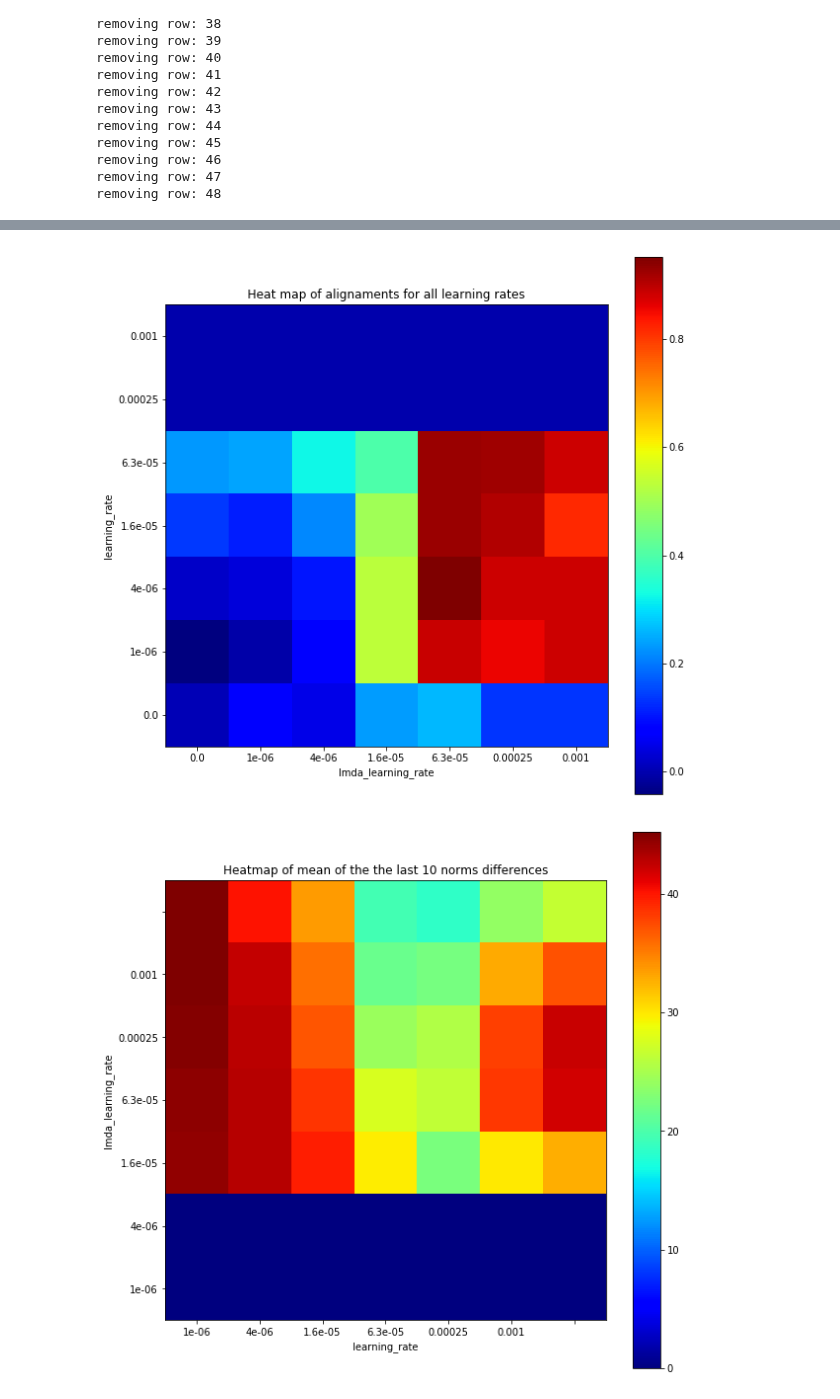
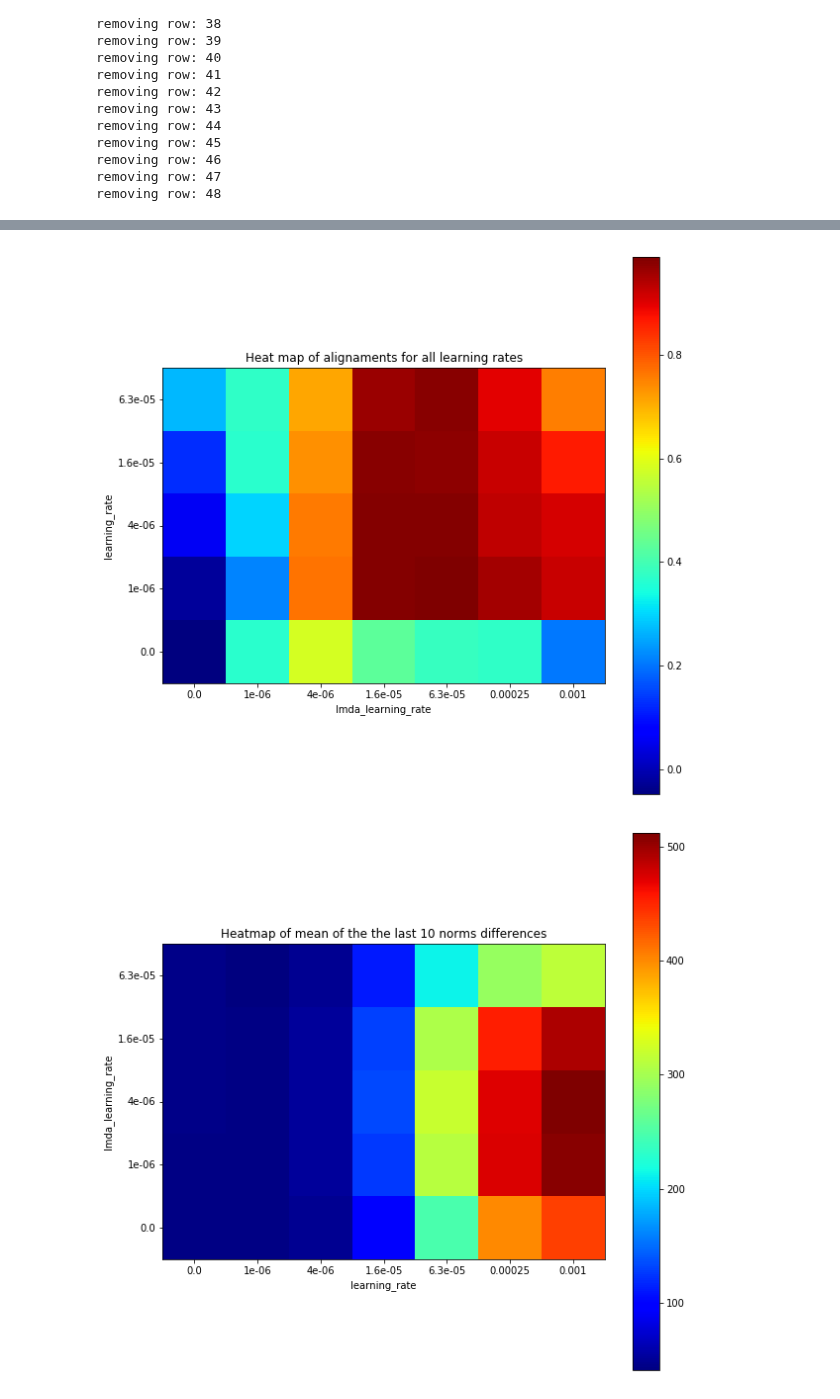
Before and after one commit to benlansdell/synthfeedback, a Jupyter notebook: Analysis-MNIST node pert-Validation test.ipynb, the cells around one changed output, grey strips where cells are left out. Cells and saved outputs as stored; diff of their text form; code cells hidden in the pictures.

```diff
--- a/Analysis-MNIST node pert-Validation test.ipynb
+++ b/Analysis-MNIST node pert-Validation test.ipynb
@@ -17,8 +17,8 @@ import pickle
 # mnist = input_data.read_data_sets("MNIST_data/", one_hot=True)
 # %%
 # iteration =10000
-with open('Analysis_MNIST.pkl','rb') as f:
-    store_al,store_df,store_err,combo,eta_1,eta_lmda,non_converge,iteration=pickle.load(f,encoding='latin1')
+with open('/home/prashanth/synthfeedback/Pickles/MNIST_validation_test.pkl','rb') as f:
+    store_al,store_acc,store_df,store_err,combo,eta_1,eta_lmda,non_converge,iteration=pickle.load(f,encoding='latin1')
 # %%
 store_err_s=[]
 store_al_s=[]
@@ -66,3 +69,10 @@ removing row: 48
+# %%
+last_acc=np.zeros([eta_1new.shape[0]*eta_lmdanew.shape[0],10])
+mean_acc=np.zeros([eta_1new.shape[0]*eta_lmdanew.shape[0],1])
+for num in range(store_acc_s.shape[0]):
+    last_acc[num,:]=store_acc[num,iteration-10:iteration]
+    mean_acc[num]=np.mean(store_acc[num,iteration-10:iteration])
+reshape_acc=np.flipud(np.reshape(mean_acc,[eta_1new.shape[0], eta_lmdanew.shape[0]]))
 # %%
 #storing last values for error and reshaping into appropriate format
 last_val=np.zeros([eta_1new.shape[0]*eta_lmdanew.shape[0],1])
@@ -71,11 +81,11 @@ for num in range(store_err_s.shape[0]):
 reshape_err=np.flipud(np.reshape(last_val,[eta_1new.shape[0],eta_lmdanew.shape[0]]))
 #reshape_err = np.reshape(last_val, [eta_1new.shape[0], eta_lmdanew.shape[0]]).T
 # %%
-lf_df=np.zeros([eta_1.shape[0]*eta_lmda.shape[0],10]) #stores last 10 norm_dfs
-mean_df=np.zeros([eta_1.shape[0]*eta_lmda.shape[0],1]) #stores mean of last 10 norm_dfs
-for num in range(store_df.shape[0]):
+lf_df=np.zeros([eta_1new.shape[0]*eta_lmdanew.shape[0],10]) #stores last 10 norm_dfs
+mean_df=np.zeros([eta_1new.shape[0]*eta_lmdanew.shape[0],1]) #stores mean of last 10 norm_dfs
+for num in range(store_df_s.shape[0]):
     lf_df[num,:]=store_df[num,iteration-10:iteration]
     mean_df[num]=np.mean(store_df[num,iteration-10:iteration])
 
-reshape_df=np.flipud(np.reshape(mean_df,[eta_1.shape[0],eta_lmda.shape[0]]))
+reshape_df=np.flipud(np.reshape(mean_df,[eta_1new.shape[0],eta_lmdanew.shape[0]]))
 # %%
@@ -142,26 +181,34 @@ print(eta_1new,eta_lmdanew)
 # %%
-eta_xtick1=np.sort(eta_lmda)
-for x in range(len(eta_lmda)):
-    eta_xtick1[x]="%0.1e" % eta_xtick1[x]
-eta_ytick1=np.sort(eta_1)
-for y in range(len(eta_1)):
-    eta_ytick1[y]="%0.1e" % eta_ytick1[y]
+# eta_xtick1=np.sort(eta_lmda)
+# for x in range(len(eta_lmda)):
+#     eta_xtick1[x]="%0.1e" % eta_xtick1[x]
+# eta_ytick1=np.sort(eta_1)
+# for y in range(len(eta_1)):
+#     eta_ytick1[y]="%0.1e" % eta_ytick1[y]
 
 
 fig,ax=plt.subplots(1,1,figsize=(10,10))
 
 h2=plt.imshow(reshape_al,cmap='jet')
 plt.colorbar(h2,ax=ax)
-ax.locator_params(axis='x',nbins=len(eta_xtick1))
-ax.locator_params(axis='y',nbins=len(eta_ytick1))
+xlabels = [item.get_text() for item in ax.get_xticklabels()]
+xlabels[1:eta_xtick.shape[0]+1]=eta_xtick
+ax.set_xticklabels(xlabels)
+# ax.set_xticklabels([str(eta) for eta in eta_xtick])
 
-xlabels = [item.get_text() for item in ax.get_xticklabels()]
-xlabels[1:8]=eta_xtick1
-ax.set_xticklabels(xlabels)
 
 ylabels = [item.get_text() for item in ax.get_yticklabels()]
-ylabels[1:8]=eta_ytick1
+ylabels[1:eta_ytick.shape[0]+1]=eta_ytick
 ax.set_yticklabels(ylabels[::-1])
+
+
+# ax.set_xticks(strings)
+# start, end = ax.get_xlim()
+# ax.xaxis.set_ticks(np.arange(start, end, 0.712123))
+# ax.xaxis.set_major_formatter(ticker.FormatStrFormatter('%0.01e'))
+
+ax.locator_params(axis='x',nbins=len(eta_xtick))
+ax.locator_params(axis='y',nbins=len(eta_ytick))
 
 
 plt.title("Heat map of alignaments for all learning rates")
@@ -169,33 +216,47 @@ ax.set_xlabel("lmda_learning_rate")
 ax.set_ylabel("learning_rate")
 plt.show()
 # %% [output]
-[figure, old version]
+[figure, new version]
 # %%
 fig,ax=plt.subplots(1,1,figsize=(10,10))
 h3=plt.imshow(reshape_df,cmap='jet',origin='lower')
 plt.colorbar(h3,ax=ax)
 
-ax.set_xticklabels([str(eta) for eta in eta_xtick1])
-ax.set_yticklabels([str(eta) for eta in eta_ytick1])
-ax.locator_params(axis='x',nbins=len(eta_xtick1))
-ax.locator_params(axis='y',nbins=len(eta_ytick1))
+xlabels = [item.get_text() for item in ax.get_xticklabels()]
+xlabels[1:eta_xtick.shape[0]+1]=eta_xtick
+ax.set_xticklabels(xlabels)
+# ax.set_xticklabels([str(eta) for eta in eta_xtick])
+
+
+ylabels = [item.get_text() for item in ax.get_yticklabels()]
+ylabels[1:eta_ytick.shape[0]+1]=eta_ytick
+ax.set_yticklabels(ylabels)
+
+
+# ax.set_xticks(strings)
+# start, end = ax.get_xlim()
+# ax.xaxis.set_ticks(np.arange(start, end, 0.712123))
+# ax.xaxis.set_major_formatter(ticker.FormatStrFormatter('%0.01e'))
+
+ax.locator_params(axis='x',nbins=len(eta_xtick))
+ax.locator_params(axis='y',nbins=len(eta_ytick))
 
 plt.title("Heatmap of mean of the the last 10 norms differences")
 plt.xlabel("learning_rate")
 plt.ylabel("lmda_learning_rate")
 plt.show()
 
 # for iter in range(lf_df.shape[0]):
 #     leg='Combination '+str(iter+1)
 #     plt.plot(lf_df[iter,:],label=leg)
 # plt.title("Last 10 norm fifferences for every combination of learnig rates")
 # plt.legend()
 # plt.show()
 
 # # fig, ax1 = plt.subplots(1,1)
 # # data = np.random.randint(0, 100, size=(10, 10))
 # # ax1.imshow(data, cmap='jet', interpolation='nearest')
 # # ax1.set_xticklabels(['', 0,10,20,30,40])
 # # plt.show()
 # %% [output]
-[figure, old version]
+[figure, new version]
```
Also changed, not shown: parts of 6 cells of this notebook, 8 other files.
